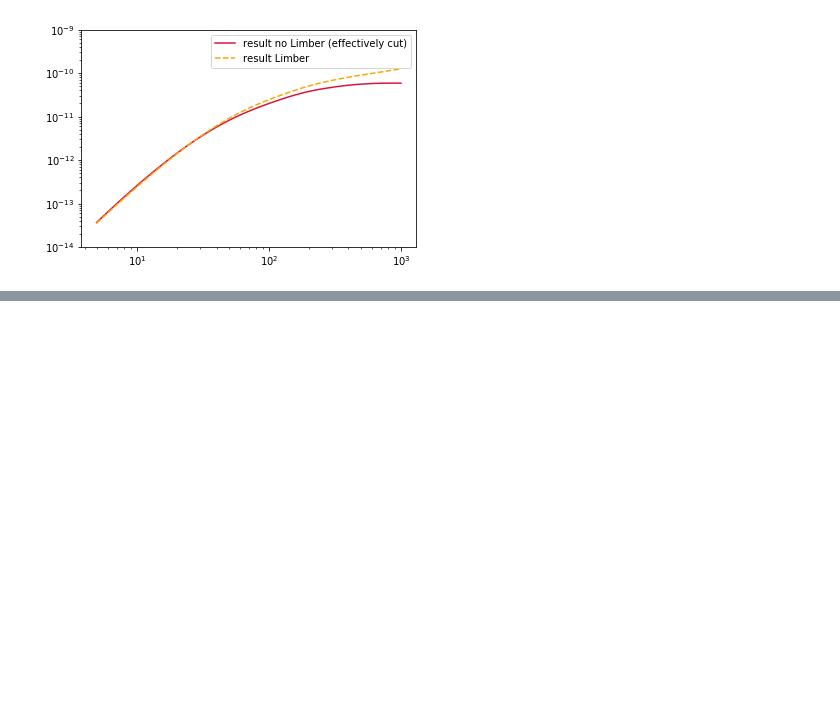
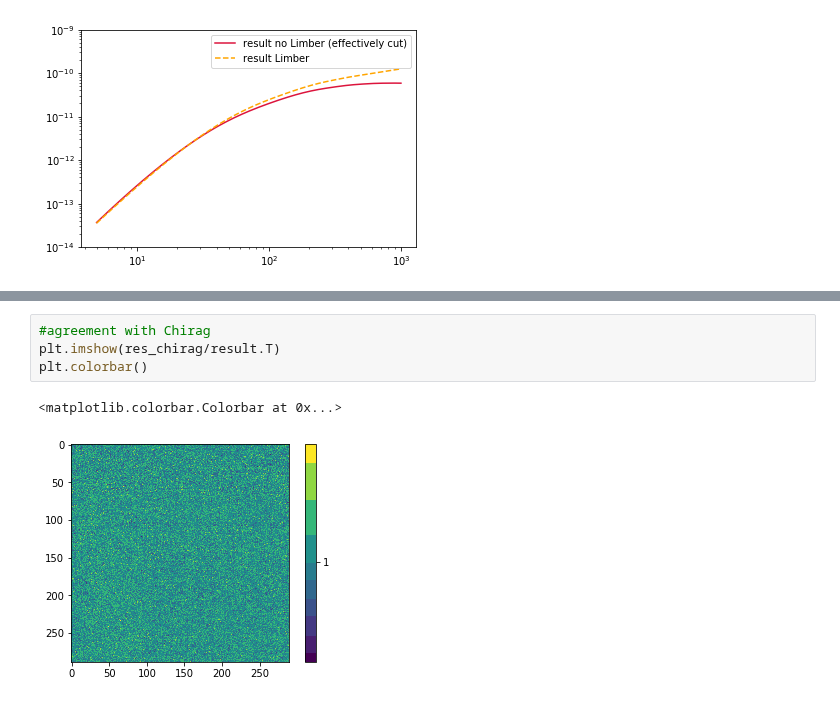
Before and after one commit to VMBoehm/postlimber, a Jupyter notebook: notebooks/PostBornTerms without Limber new approach.ipynb, the cells around one changed output, grey strips where cells are left out. Drawn from its saved outputs; the diff is of its cells as text; blank space fills up the shorter version.

```diff
--- a/notebooks/PostBornTerms without Limber new approach.ipynb
+++ b/notebooks/PostBornTerms without Limber new approach.ipynb
@@ -457,0 +493,7 @@ plt.legend()
+# %%
+#agreement with Chirag
+plt.imshow(res_chirag/result.T)
+plt.colorbar()
+# %% [output]
+<matplotlib.colorbar.Colorbar at 0x...>
+[figure, added]
```
Also changed, not shown: parts of 15 cells of this notebook, 1 other file.
